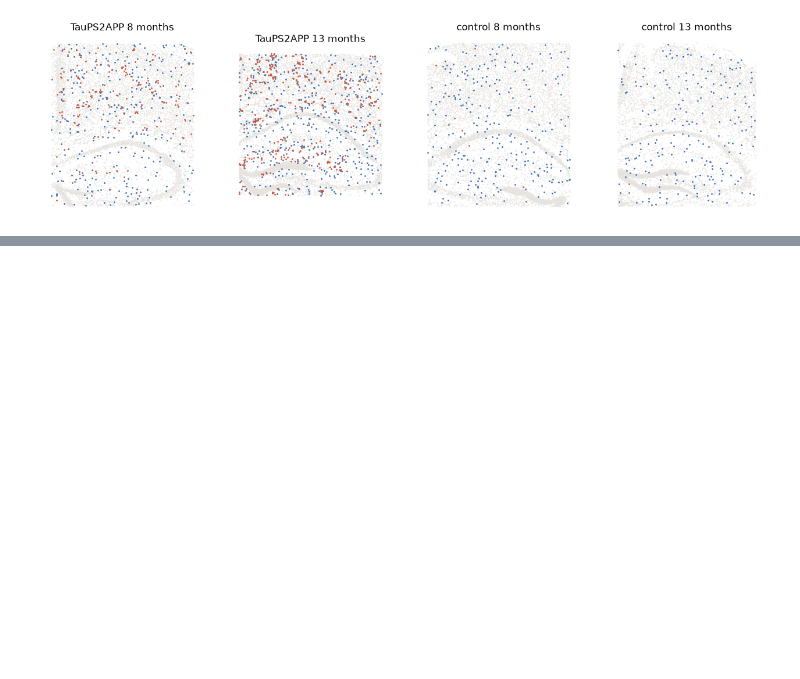
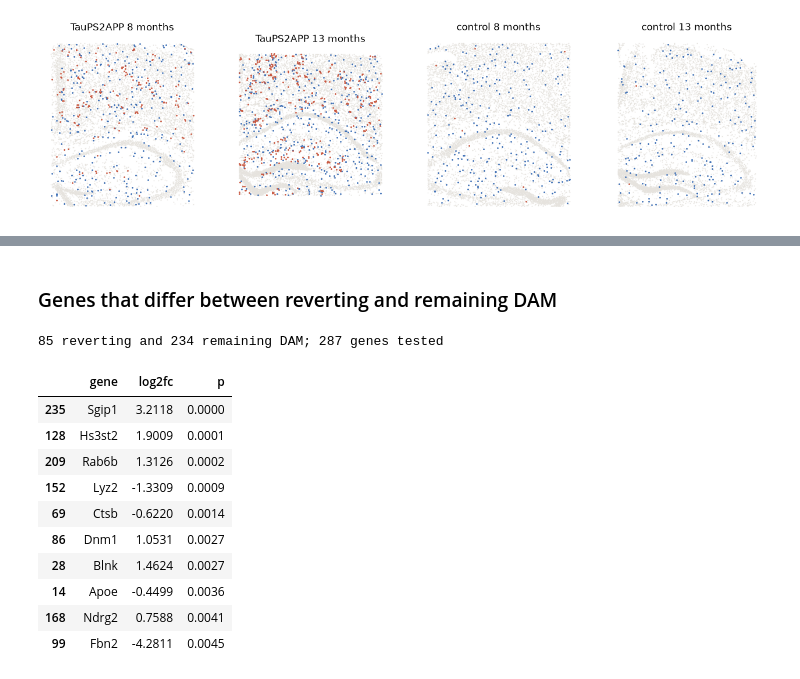
Before and after one commit to jiang-junyao/Niche-FATE, a Jupyter notebook: tutorials/2_alzheimers_microglia.ipynb, the cells around one changed output, grey strips where cells are left out. Saved outputs shown, nothing was run; the diff lists cells and outputs as text; code cells hidden in the pictures; blank space fills up the shorter version.

```diff
--- a/tutorials/2_alzheimers_microglia.ipynb
+++ b/tutorials/2_alzheimers_microglia.ipynb
@@ -143,0 +131,29 @@ plt.tight_layout(); plt.show()
+# %% [markdown]
+### Genes that differ between reverting and remaining DAM
+# %%
+from scipy.stats import mannwhitneyu
+X, rev = [], []
+for a in (1, 2):
+    x = S["TauPS2APP", a, 8]; o = x.obs.loc[prev[a].index]; dam = (o.state == "DAM").values
+    X.append(x[o.index[dam]].layers["nf_lognorm"].toarray()); rev.append(prev[a].values[dam] > 0.5)
+X, rev = np.vstack(X), np.concatenate(rev); genes = np.asarray(S["TauPS2APP", 1, 8].var_names)
+keep = np.maximum((X[rev] > 0).mean(0), (X[~rev] > 0).mean(0)) >= 0.1      # genes detected in >= 10% of either group
+E = np.expm1(X)
+de = pd.DataFrame({"gene": genes[keep],
+                   "log2fc": np.log2((E[rev][:, keep].mean(0) + 1e-9) / (E[~rev][:, keep].mean(0) + 1e-9)),
+                   "p": [mannwhitneyu(X[rev, j], X[~rev, j]).pvalue for j in np.flatnonzero(keep)]})
+print(rev.sum(), "reverting and", (~rev).sum(), "remaining DAM;", len(de), "genes tested")
+de.sort_values("p").head(10).round(4)
+# %% [output]
+85 reverting and 234 remaining DAM; 287 genes tested
+|  | gene | log2fc | p |
+| 235 | Sgip1 | 3.2118 | 0.0000 |
+| 128 | Hs3st2 | 1.9009 | 0.0001 |
+| 209 | Rab6b | 1.3126 | 0.0002 |
+| 152 | Lyz2 | -1.3309 | 0.0009 |
+| 69 | Ctsb | -0.6220 | 0.0014 |
+| 86 | Dnm1 | 1.0531 | 0.0027 |
+| 28 | Blnk | 1.4624 | 0.0027 |
+| 14 | Apoe | -0.4499 | 0.0036 |
+| 168 | Ndrg2 | 0.7588 | 0.0041 |
+| 99 | Fbn2 | -4.2811 | 0.0045 |
```
Also changed, not shown: parts of 11 cells of this notebook, 11 other files.
